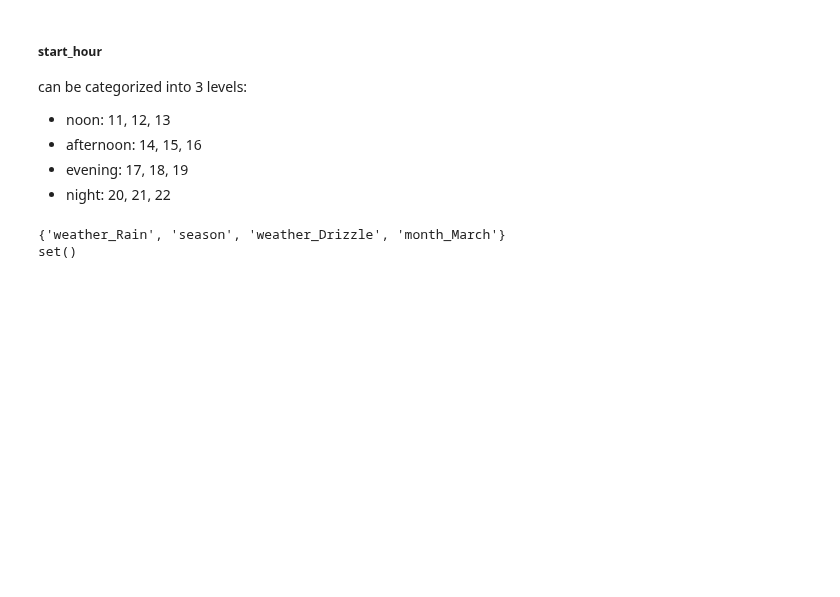
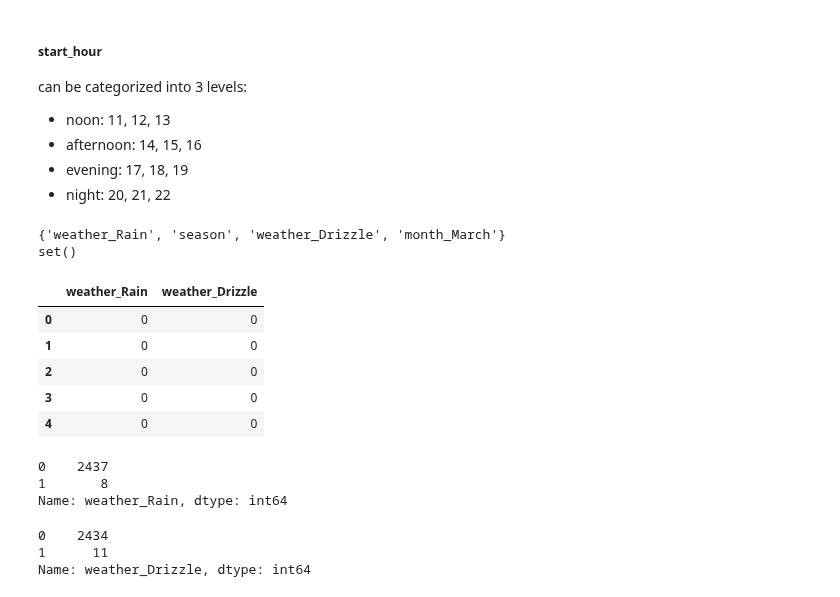
Before and after one commit to RDOGS-Friendz/SLDL-MLB-ATT-Prediction, a Jupyter notebook: statistical-learning/data_cleaning.ipynb, the cells around one changed output. Saved outputs shown, nothing was run; the diff lists cells and outputs as text; code cells hidden in the pictures; blank space fills up the shorter version.

```diff
--- a/statistical-learning/data_cleaning.ipynb
+++ b/statistical-learning/data_cleaning.ipynb
@@ -535,0 +552,11 @@ testset['season'] = 2022
+# %%
+weather_2022 = pd.read_csv("weather_2022.csv")
+
+weather_2022.head()
+# %% [output]
+|  | weather_Rain | weather_Drizzle |
+| 0 | 0 | 0 |
+| 1 | 0 | 0 |
+| 2 | 0 | 0 |
+| 3 | 0 | 0 |
+| 4 | 0 | 0 |
@@ -535,0 +568,12 @@ testset['season'] = 2022
+# %%
+testset['weather_Rain'].value_counts()
+# %% [output]
+0    2437
+1       8
+Name: weather_Rain, dtype: int64
+# %%
+testset['weather_Drizzle'].value_counts()
+# %% [output]
+0    2434
+1      11
+Name: weather_Drizzle, dtype: int64
```
Also changed, not shown: parts of 4 cells of this notebook, 1 other file.
